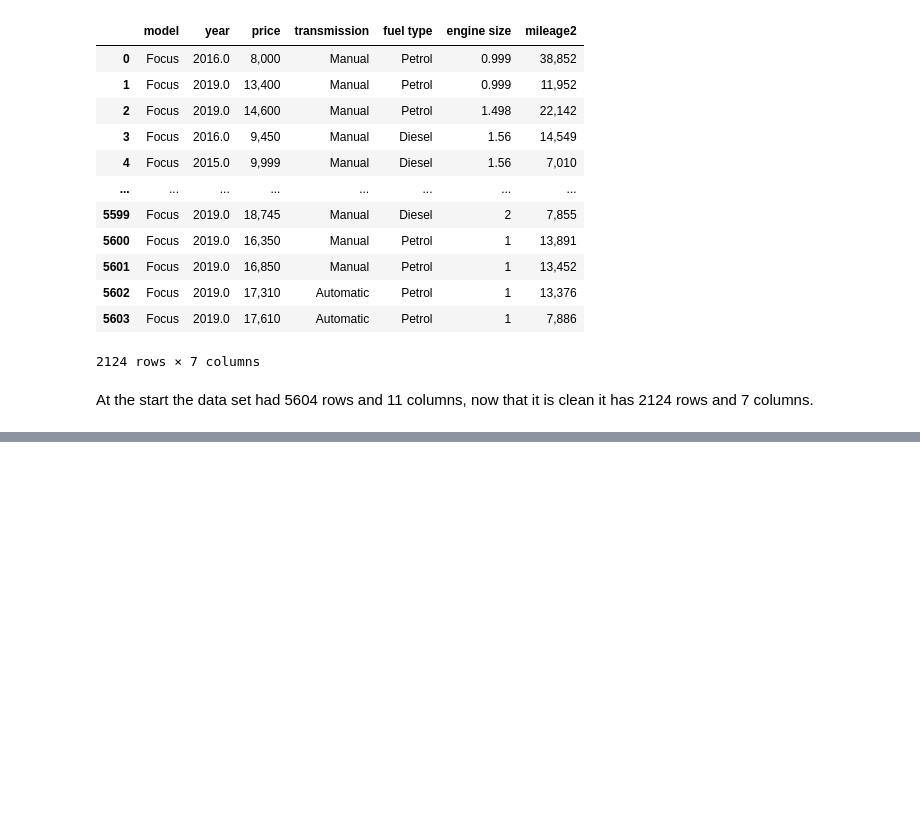
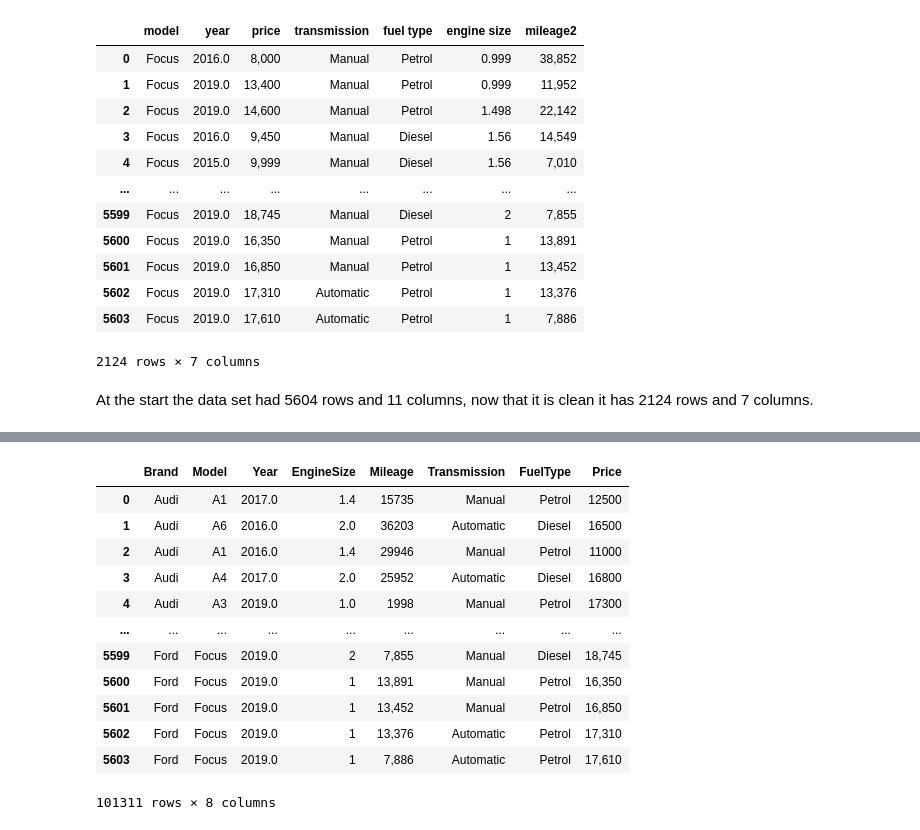
Before and after one commit to santhart97/The_right_offer, a Jupyter notebook: Preparing Data.ipynb, the cells around one changed output, grey strips where cells are left out. Drawn from its saved outputs; the diff is of its cells as text; code cells hidden in the pictures; blank space fills up the shorter version.

```diff
--- a/Preparing Data.ipynb
+++ b/Preparing Data.ipynb
@@ -321,0 +330,16 @@ cars = pd.concat(frames)
+# %%
+cars
+# %% [output]
+|  | Brand | Model | Year | EngineSize | Mileage | Transmission | FuelType | Price |
+| 0 | Audi | A1 | 2017.0 | 1.4 | 15735 | Manual | Petrol | 12500 |
+| 1 | Audi | A6 | 2016.0 | 2.0 | 36203 | Automatic | Diesel | 16500 |
+| 2 | Audi | A1 | 2016.0 | 1.4 | 29946 | Manual | Petrol | 11000 |
+| 3 | Audi | A4 | 2017.0 | 2.0 | 25952 | Automatic | Diesel | 16800 |
+| 4 | Audi | A3 | 2019.0 | 1.0 | 1998 | Manual | Petrol | 17300 |
+| ... | ... | ... | ... | ... | ... | ... | ... | ... |
+| 5599 | Ford | Focus | 2019.0 | 2 | 7,855 | Manual | Diesel | 18,745 |
+| 5600 | Ford | Focus | 2019.0 | 1 | 13,891 | Manual | Petrol | 16,350 |
+| 5601 | Ford | Focus | 2019.0 | 1 | 13,452 | Manual | Petrol | 16,850 |
+| 5602 | Ford | Focus | 2019.0 | 1 | 13,376 | Automatic | Petrol | 17,310 |
+| 5603 | Ford | Focus | 2019.0 | 1 | 7,886 | Automatic | Petrol | 17,610 |
+101311 rows × 8 columns
```
Also changed, not shown: parts of 7 cells of this notebook, 3 other files.
